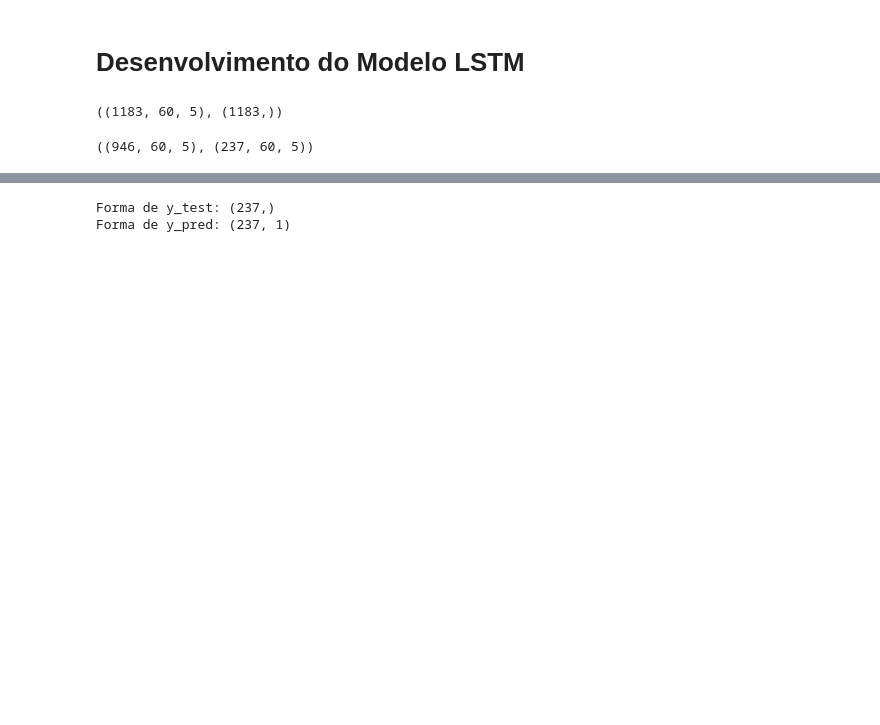
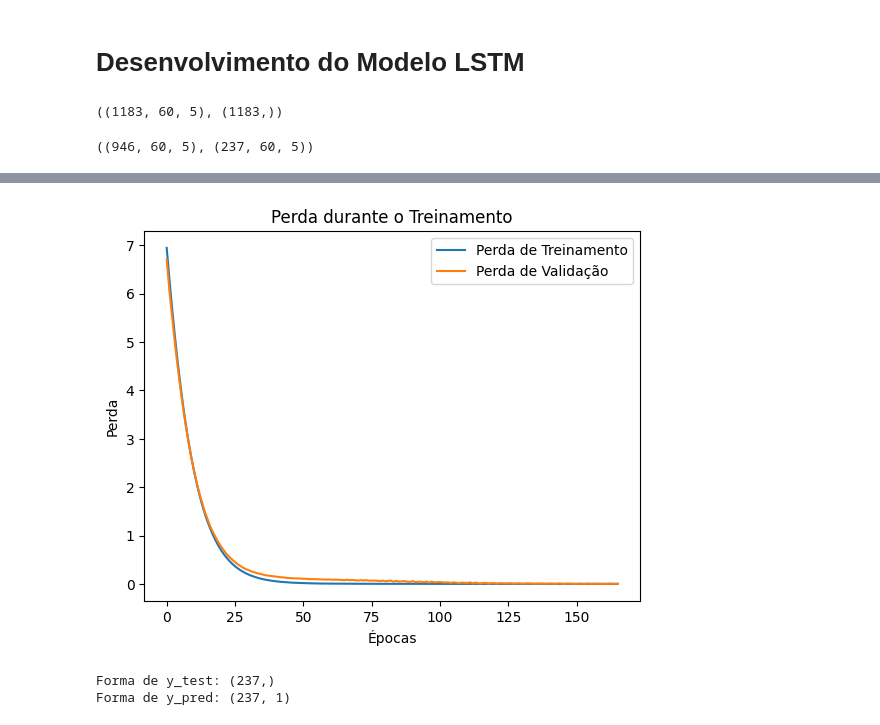
Before and after one commit to douglasVitoriano/pos-tech-fiap-tech-challenge-4, a Jupyter notebook: colet_and_train.ipynb, the cells around one changed output, grey strips where cells are left out. Cells and saved outputs as stored; diff of their text form; code cells hidden in the pictures; blank space fills up the shorter version.

```diff
--- a/colet_and_train.ipynb
+++ b/colet_and_train.ipynb
@@ -291,3 +277,16 @@ MAE: 2.47, RMSE: 3.06, MAPE: 0.05
+# %%
+import matplotlib.pyplot as plt
+
+# Plotando a perda de treinamento e validação
+plt.plot(history.history['loss'], label='Perda de Treinamento')
+plt.plot(history.history['val_loss'], label='Perda de Validação')
+plt.title('Perda durante o Treinamento')
+plt.xlabel('Épocas')
+plt.ylabel('Perda')
+plt.legend()
+plt.show()
+# %% [output]
+[figure, added]
 # %%
 print(f'Forma de y_test: {y_test.shape}')
 print(f'Forma de y_pred: {y_pred.shape}')
```
Also changed, not shown: parts of 7 cells of this notebook.
